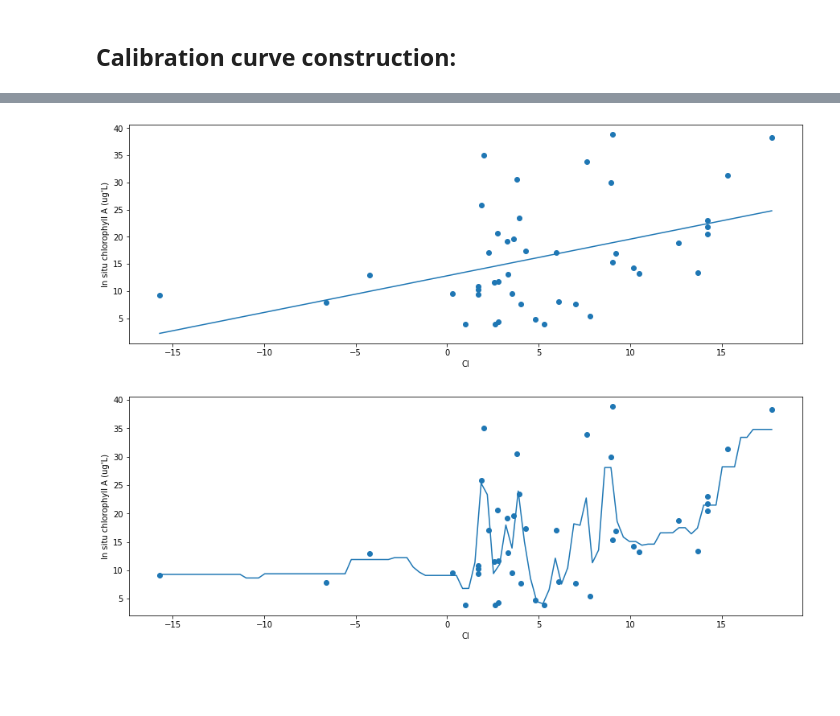
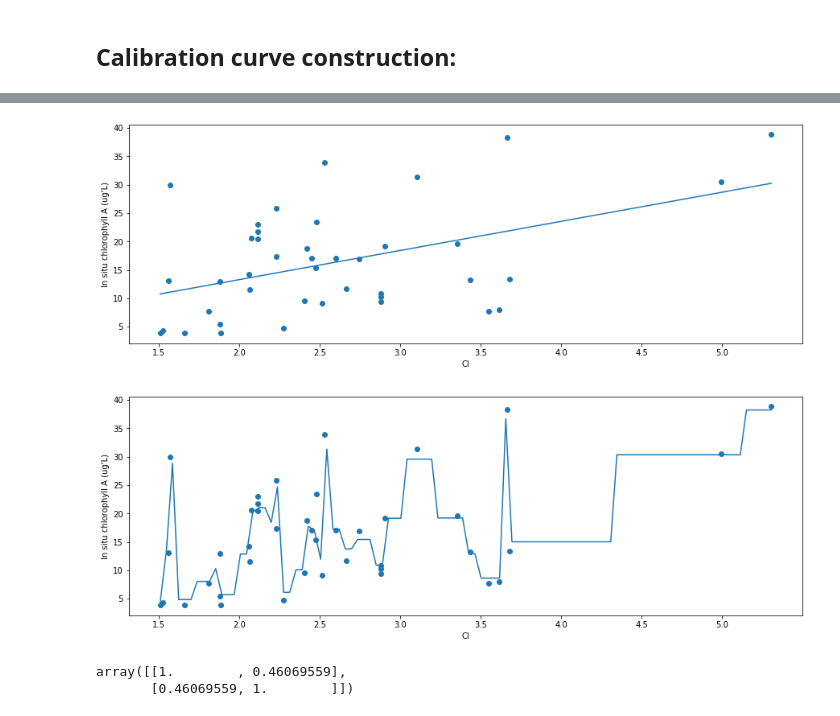
Before and after one commit to quachhungvietnam/HarmfulAlgalBloom, a Jupyter notebook: Capstone Code/Calibration curve 2.ipynb, the cells around one changed output, grey strips where cells are left out. Saved outputs shown, nothing was run; the diff lists cells and outputs as text; code cells hidden in the pictures; blank space fills up the shorter version.

```diff
--- a/Capstone Code/Calibration curve 2.ipynb
+++ b/Capstone Code/Calibration curve 2.ipynb
@@ -602,7 +582,3 @@ print(df.loc[(df["Pearson R"]==optimal_R)|(df["Pearson R"]==-optimal_R), :])
 # %% [output]
      Band1  Band2  Band3  Pearson R
 405    665    681    709  -0.135237
-# %%
-band1, band2, band3 = 665, 681, 709
-merged_data["CI"] = merged_data[str(band2)] - merged_data[str(band1)] + (merged_data[str(band1)]-merged_data[str(band2)])*(band2-band1)/(band3-band1)
-merged_data.plot(x='In Situ ChlA', y='CI', kind='scatter', ylim=(-0.00075,0.00075))
@@ -685,0 +726,19 @@ for i in list(data.index):
+# %%
+#Fluorescence:
+three_band_result_2 = {}
+for band1 in wavelength_array:
+    for band2 in wavelength_array:
+        for band3 in wavelength_array:
+            if band2 > band1 and band2 < band3:
+                band1_val = merged_data_2[f"{band1}"]
+                band2_val = merged_data_2[f"{band2}"]
+                band3_val = merged_data_2[f"{band3}"]
+                merged_data_2["CI"] = band2_val - band1_val + (band1_val-band2_val)*(band2-band1)/(band3-band1)
+                three_band_result_2[(band1, band2, band3)] = np.array(merged_data_2[["CI", 'In Situ ChlA']].corr())[0,1]
+
+df = pd.DataFrame({"Band1": [x[0] for x in three_band_result_2.keys()],
+             "Band2": [x[1] for x in three_band_result_2.keys()],
+             "Band3": [x[2] for x in three_band_result_2.keys()],
+             "Pearson R": [x for x in three_band_result_2.values()]}).sort_values("Pearson R")
+optimal_R = np.max(np.abs(df["Pearson R"]))
+print(df.loc[(df["Pearson R"]==optimal_R)|(df["Pearson R"]==-optimal_R), :])
@@ -883,0 +948,8 @@ print(df.loc[(df["Pearson R"]==optimal_R)|(df["Pearson R"]==-optimal_R), :])
+# %%
+#Scattering 3 with no smoothing and [674,940,560] bands:
+band1, band2, band3 = 674, 940, 560
+band1_val = merged_data_2[f"{band1}"]
+band2_val = merged_data_2[f"{band2}"]
+band3_val = merged_data_2[f"{band3}"]
+merged_data_2["CI"] = (1/band1_val - 1/band2_val)*band3_val
+merged_data_2.plot(y='In Situ ChlA', x='CI', kind='scatter')
@@ -998,27 +1039,32 @@ pd.DataFrame(result_table)
 # %%
 plt.figure(figsize=(15,5))
 plt.scatter(X,y)
-reg = LinearRegression().fit(X,y)
+lnreg = LinearRegression().fit(X,y)
 X_pred = np.linspace(min(X),max(X),100).reshape(-1,1)
-y_pred = reg.predict(X_pred)
+y_pred = lnreg.predict(X_pred)
 plt.plot(X_pred, y_pred)
 plt.xlabel("CI")
 plt.ylabel("In situ chlorophyll A (ug'L)")
 plt.show()
+
+plt.figure(figsize=(15,5))
+plt.scatter(X,y)
+RFR_reg = GradientBoostingRegressor().fit(X,y)
+X_pred = np.linspace(min(X),max(X),100).reshape(-1,1)
+y_pred = RFR_reg.predict(X_pred)
+plt.plot(X_pred, y_pred)
+plt.xlabel("CI")
+plt.ylabel("In situ chlorophyll A (ug'L)")
+plt.show()
 # %% [output]
-[figure, old version]
+[figure, new version]
+[figure, added]
-# %%
-plt.figure(figsize=(15,5))
-plt.scatter(X,y)
-reg = RandomForestRegressor().fit(X,y)
-X_pred = np.linspace(min(X),max(X),100).reshape(-1,1)
-y_pred = reg.predict(X_pred)
-plt.plot(X_pred, y_pred)
-plt.xlabel("CI")
-plt.ylabel("In situ chlorophyll A (ug'L)")
-plt.show()
-# %% [output]
-[figure, removed]
+# %%
+y_pred = lnreg.predict(X)
+np.corrcoef(y_pred, y)
+# %% [output]
+array([[1.        , 0.46069559],
+       [0.46069559, 1.        ]])
 # %%
 data = merged_data_2[["In Situ ChlA", "CI"]].replace([np.inf, -np.inf], np.nan).dropna()
 X = np.array(data['CI']).reshape(-1, 1)
```
Also changed, not shown: parts of 26 cells of this notebook, 8 other files.
